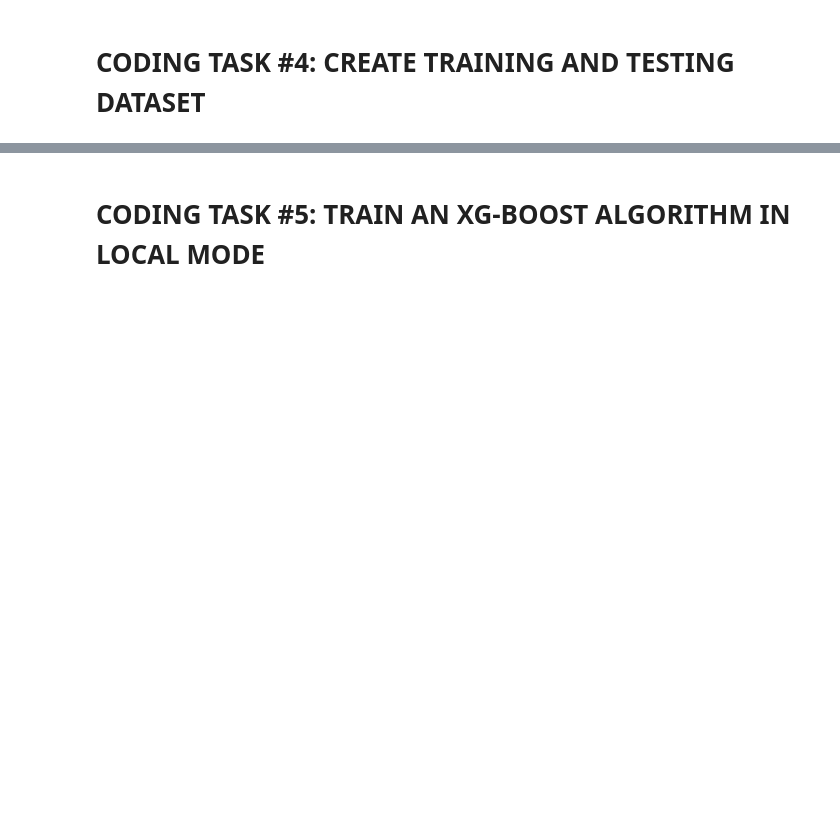
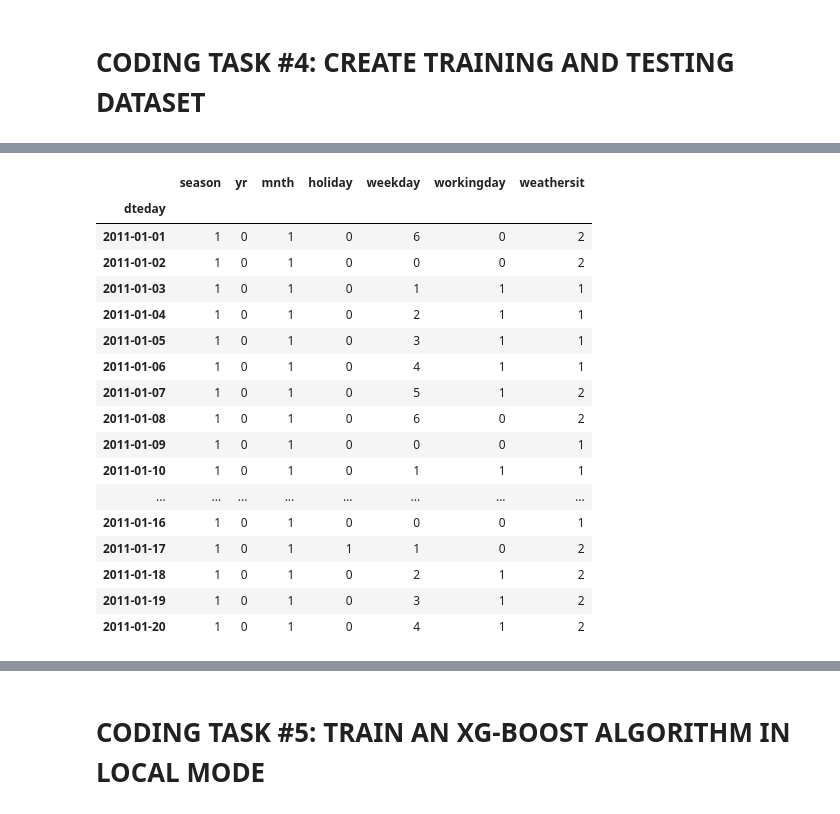
Before and after one commit to t-ateya/ML_ON_AWS, a Jupyter notebook: Hyperparameters Optimization for XG-Boost in SK-Learn.ipynb, the cells around one changed output, grey strips where cells are left out. Cells and saved outputs as stored; diff of their text form; code cells hidden in the pictures; blank space fills up the shorter version.

```diff
--- a/Hyperparameters Optimization for XG-Boost in SK-Learn.ipynb
+++ b/Hyperparameters Optimization for XG-Boost in SK-Learn.ipynb
@@ -266,3 +358,24 @@ X_cat
+# %%
+X_cat.head(20)
+# %% [output]
+|  | season | yr | mnth | holiday | weekday | workingday | weathersit |
+| dteday |  |  |  |  |  |  |  |
+| 2011-01-01 | 1 | 0 | 1 | 0 | 6 | 0 | 2 |
+| 2011-01-02 | 1 | 0 | 1 | 0 | 0 | 0 | 2 |
+| 2011-01-03 | 1 | 0 | 1 | 0 | 1 | 1 | 1 |
+| 2011-01-04 | 1 | 0 | 1 | 0 | 2 | 1 | 1 |
+| 2011-01-05 | 1 | 0 | 1 | 0 | 3 | 1 | 1 |
+| 2011-01-06 | 1 | 0 | 1 | 0 | 4 | 1 | 1 |
+| 2011-01-07 | 1 | 0 | 1 | 0 | 5 | 1 | 2 |
+| 2011-01-08 | 1 | 0 | 1 | 0 | 6 | 0 | 2 |
+| 2011-01-09 | 1 | 0 | 1 | 0 | 0 | 0 | 1 |
+| 2011-01-10 | 1 | 0 | 1 | 0 | 1 | 1 | 1 |
+| ... | ... | ... | ... | ... | ... | ... | ... |
+| 2011-01-16 | 1 | 0 | 1 | 0 | 0 | 0 | 1 |
+| 2011-01-17 | 1 | 0 | 1 | 1 | 1 | 0 | 2 |
+| 2011-01-18 | 1 | 0 | 1 | 0 | 2 | 1 | 2 |
+| 2011-01-19 | 1 | 0 | 1 | 0 | 3 | 1 | 2 |
+| 2011-01-20 | 1 | 0 | 1 | 0 | 4 | 1 | 2 |
 # %%
 from sklearn.preprocessing import OneHotEncoder
 onehotencoder = OneHotEncoder()
```
Also changed, not shown: parts of 40 cells of this notebook, 11 other files.
